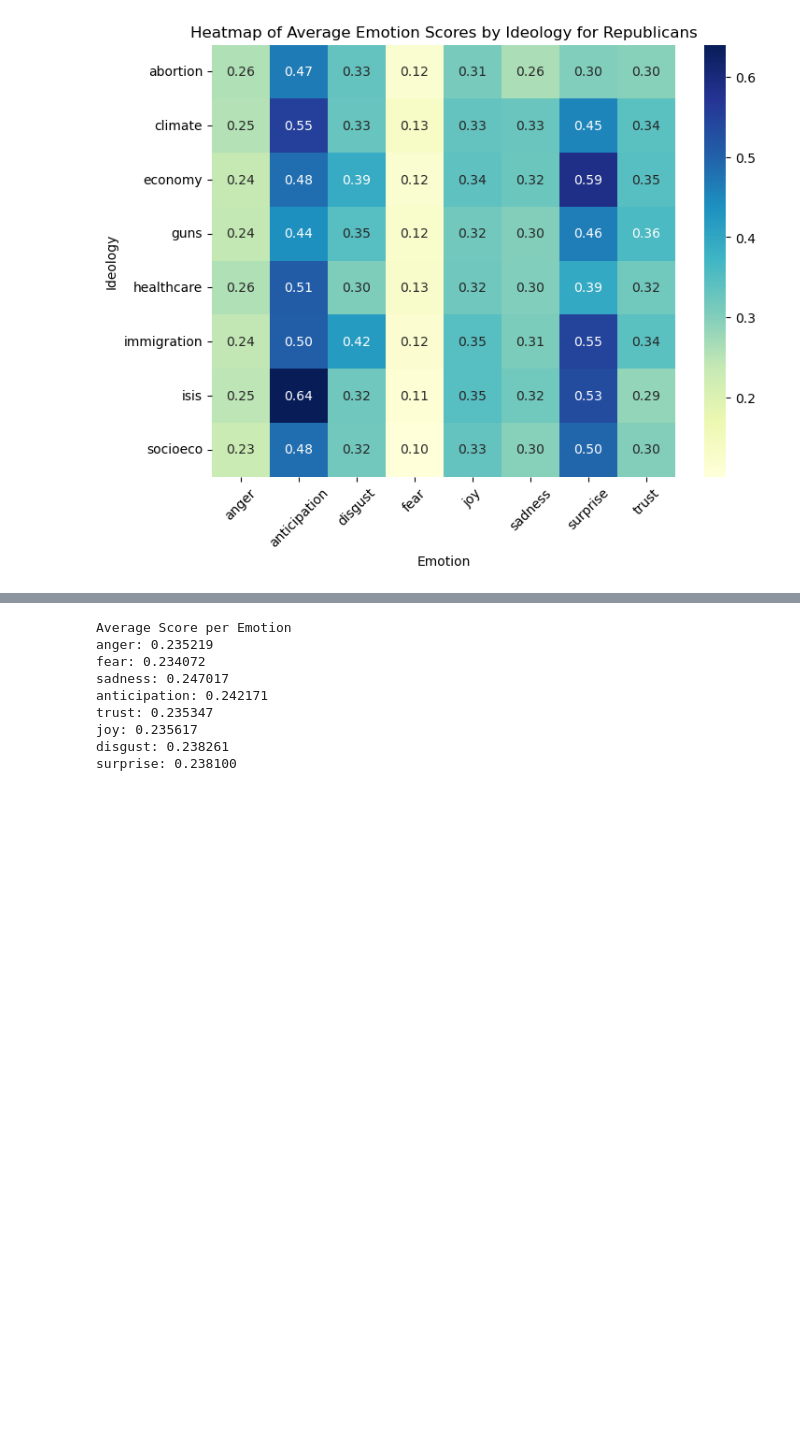
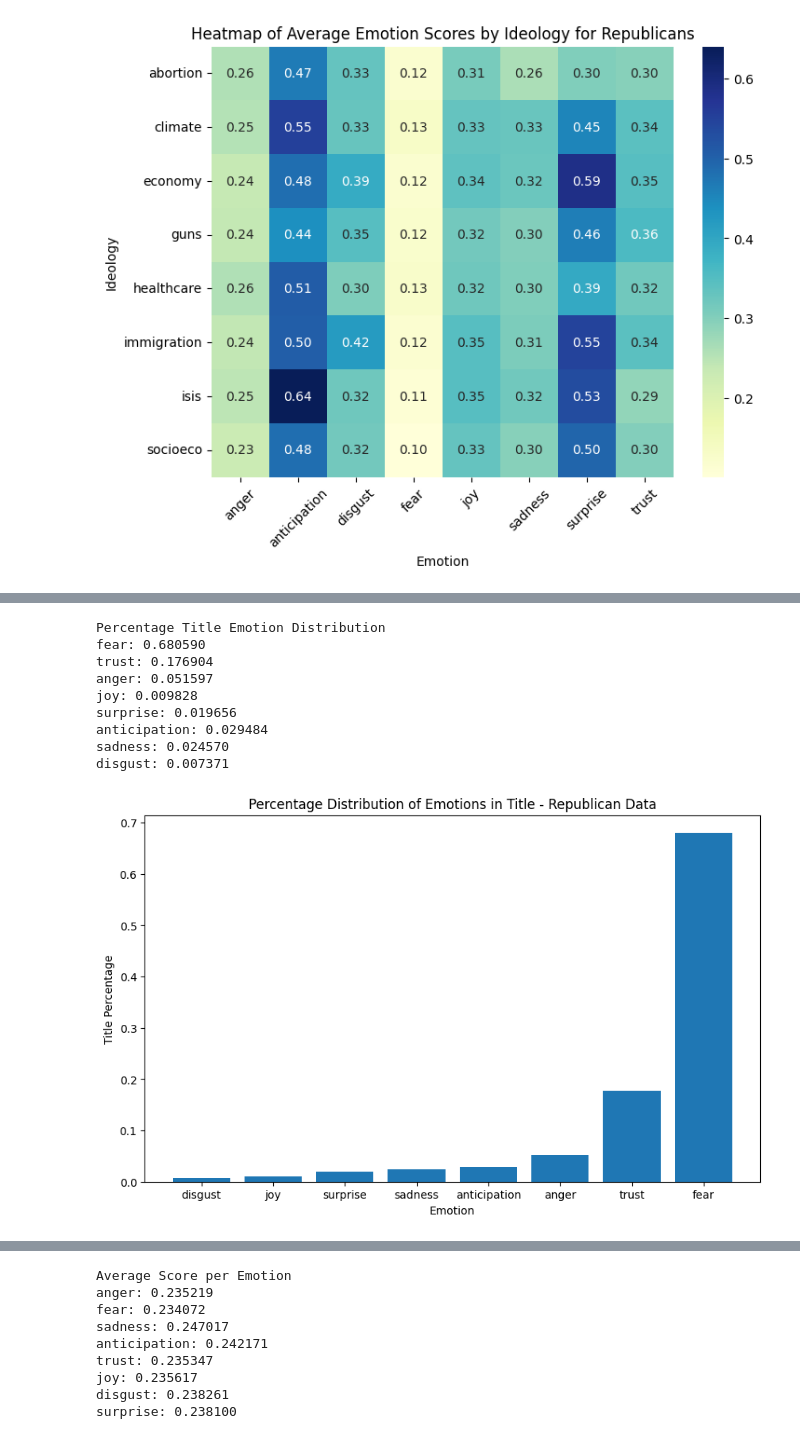
Before and after one commit to hlee107/EmoConsistency-PoliticalPolarization, a Jupyter notebook: ProjectPhase2Visualizations.ipynb, the cells around one changed output, grey strips where cells are left out. Saved outputs shown, nothing was run; the diff lists cells and outputs as text; code cells hidden in the pictures; blank space fills up the shorter version.

```diff
--- a/ProjectPhase2Visualizations.ipynb
+++ b/ProjectPhase2Visualizations.ipynb
@@ -476,3 +512,34 @@ joy: 0.051347
 disgust: 0.013565
 surprise: 0.030772
 [figure]
+# %%
+# Drop Duplicate Title Points
+republican_df_title = republican_df.drop_duplicates(subset=['title'])
+
+# Comment Emotion Distribution Analysis
+print('Percentage Title Emotion Distribution')
+emo_per = {}
+
+# Calculate and Output Emotion Percentage
+for emo in republican_df_title['TitleEmotion'].unique():
+    emo_per[emo] = len(republican_df_title[republican_df_title['TitleEmotion'] == emo])/len(republican_df_title)
+    print('%s: %f' %(emo, emo_per[emo]))
+
+# Order and Plot values
+emo_per = dict(sorted(emo_per.items(), key = lambda x: x[1]))
+plt.figure(figsize=(10,6))
+plt.bar(emo_per.keys(), emo_per.values())
+plt.xlabel('Emotion')
+plt.ylabel('Title Percentage')
+plt.title('Percentage Distribution of Emotions in Title - Republican Data');
+# %% [output]
+Percentage Title Emotion Distribution
+fear: 0.680590
+trust: 0.176904
+anger: 0.051597
+joy: 0.009828
+surprise: 0.019656
+anticipation: 0.029484
+sadness: 0.024570
+disgust: 0.007371
+[figure, added]
```
Also changed, not shown: parts of 6 cells of this notebook.
